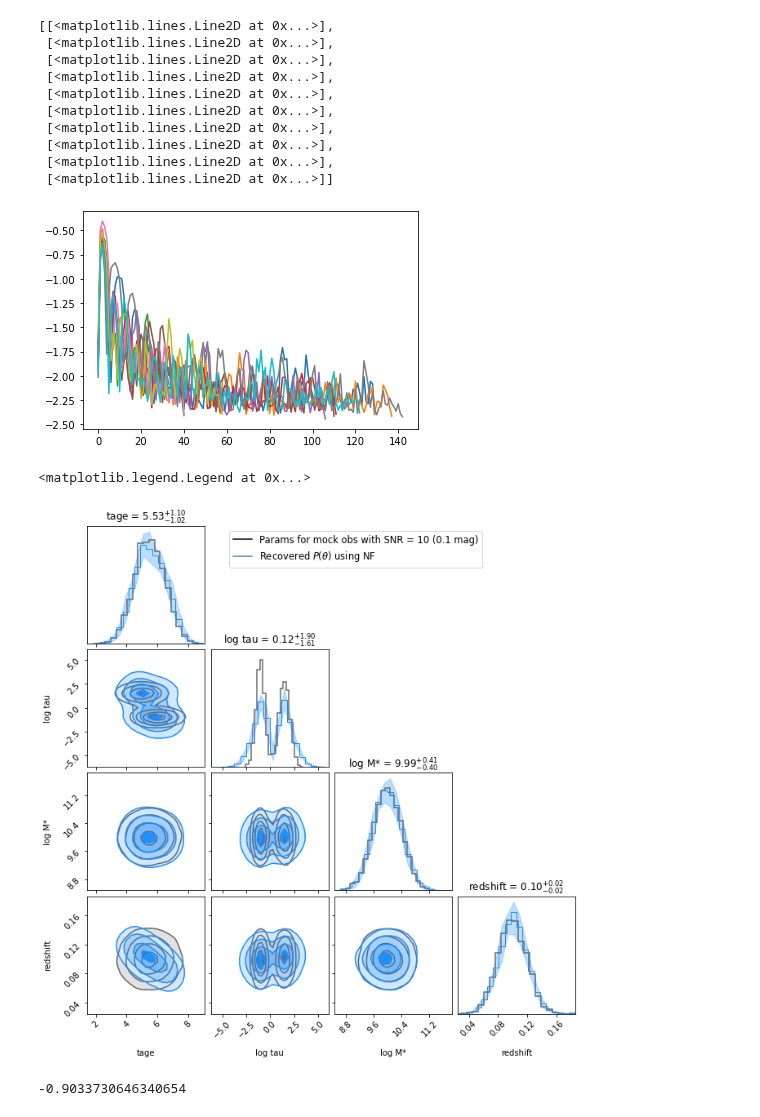
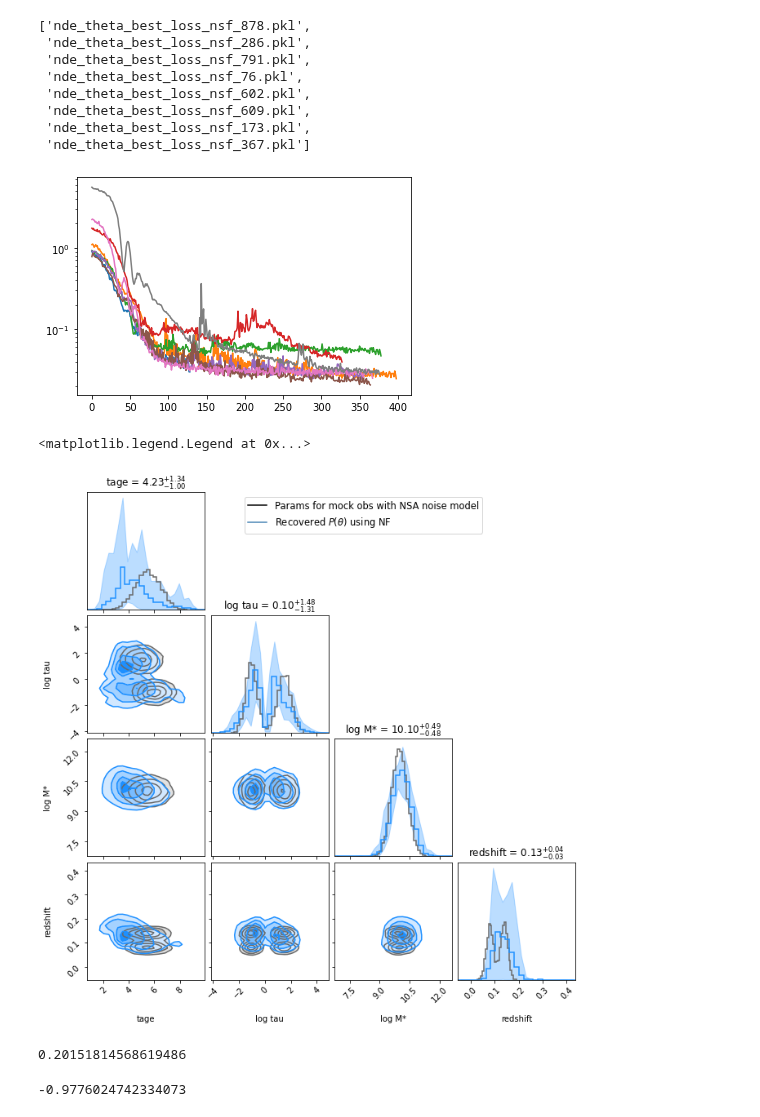
Before and after one commit to AstroJacobLi/popsed, a Jupyter notebook: notebooks/neural_density_estimator/combine_NDEs_with_noise.ipynb, the cells around one changed output. Cells and saved outputs as stored; diff of their text form; code cells hidden in the pictures.

```diff
--- a/notebooks/neural_density_estimator/combine_NDEs_with_noise.ipynb
+++ b/notebooks/neural_density_estimator/combine_NDEs_with_noise.ipynb
@@ -63,4 +92,12 @@ Y_truth = torch.hstack([y_test, y_stellar_mass, y_redshift])
 # %%
-filelist = os.listdir('./nde_theta_SNR10_new/')#[:6]
+filelist = os.listdir('./nde_theta_four_peak/')#[:6]
+filelist
+# %% [output]
+['nde_theta_best_loss_nsf_878.pkl',
+ 'nde_theta_best_loss_nsf_286.pkl',
+ 'nde_theta_best_loss_nsf_791.pkl',
+ 'nde_theta_best_loss_nsf_76.pkl',
+ 'nde_theta_best_loss_nsf_602.pkl',
+ 'nde_theta_best_loss_nsf_609.pkl',
+ 'nde_theta_best_loss_nsf_173.pkl',
+ 'nde_theta_best_loss_nsf_367.pkl']
-# %%
-NDE_list = [pickle.load(open('./nde_theta_SNR10_new/' + file, 'rb')) for file in filelist]
@@ -69,14 +104,14 @@ samples = torch.dstack([NDE.sample(2000) for NDE in NDE_list])
+# %%
+# This is slow
+NDE_list = []
+for file in filelist:
+    try:
+        NDE_list.append(pickle.load(open('./nde_theta_four_peak/' + file, 'rb')))
+    except Exception as e:
+        print(file, e)
+        continue
 # %%
 [plt.plot(NDE.train_loss_history) for NDE in NDE_list]
+plt.yscale('log')
 # %% [output]
-[[<matplotlib.lines.Line2D at 0x...>],
- [<matplotlib.lines.Line2D at 0x...>],
- [<matplotlib.lines.Line2D at 0x...>],
- [<matplotlib.lines.Line2D at 0x...>],
- [<matplotlib.lines.Line2D at 0x...>],
- [<matplotlib.lines.Line2D at 0x...>],
- [<matplotlib.lines.Line2D at 0x...>],
- [<matplotlib.lines.Line2D at 0x...>],
- [<matplotlib.lines.Line2D at 0x...>],
- [<matplotlib.lines.Line2D at 0x...>]]
-[figure, old version]
+[figure, new version]
@@ -83,33 +120,39 @@ samples = torch.dstack([NDE.sample(2000) for NDE in NDE_list])
 # %%
 import matplotlib.lines as mlines
-k_line = mlines.Line2D([], [], color='k', label='Params for mock obs with SNR = 10 (0.1 mag)')
+k_line = mlines.Line2D([], [], color='k', label='Params for mock obs with NSA noise model')
 b_line = mlines.Line2D([], [], color='steelblue', label=r'Recovered $P(\theta)$ using NF')
 
 labels = ['tage', 'log tau', 'log M*', 'redshift']
 
 figure = corner.corner(Y_truth.cpu().detach().numpy(),
-                       color='dimgray', labels=labels, bins=20,
-                       smooth=1, fill_contours=True,
+                       color='dimgray', labels=labels, bins=25,
+                       smooth=0.8, fill_contours=True,
                        show_titles=True,
                        title_kwargs={"fontsize": 12},
-                       hist_kwargs={'density': True, 'lw': 1.5}, plot_datapoints=False)
+                       hist_kwargs={'density': True, 'lw': 1.5},
+                       plot_datapoints=False)
 
 nf_plot = corner.corner(samples.cpu().detach().numpy(),
-                        fig=figure, labels=labels, bins=20,
+                        fig=figure, labels=labels, bins=25,
                         color='dodgerblue',
-                        smooth=1, fill_contours=True,
+                        smooth=0.8, fill_contours=True,
                         show_titles=True, title_kwargs={"fontsize": 12},
-                        hist_kwargs={'density': True, 'lw': 1.}, plot_datapoints=False)
+                        hist_kwargs={'density': True, 'lw': 1.5},
+                        plot_datapoints=False)
 ax = nf_plot.get_axes()[2]
 ax.legend(handles=[k_line, b_line], fontsize=11.5, bbox_to_anchor=(0., 1.0, 1.3, .0))
 # %% [output]
 <matplotlib.legend.Legend at 0x...>
-[figure, old version]
+[figure, new version]
 # %%
 from geomloss import SamplesLoss
 
-samples = torch.vstack([NDE.sample(500) for NDE in NDE_list])
+samples = torch.vstack([NDE.sample(1000) for NDE in NDE_list])
 L = SamplesLoss(loss="sinkhorn", p=2, blur=0.001, scaling=0.95) # very close to Wasserstein loss
 np.log10(L(Y_truth, samples).item()) # The distance in theta space
 # %% [output]
--0.9033730646340654
+0.20151814568619486
+# %%
+np.log10(L(X_data, torch.Tensor(mags).to('cuda')).item()) # The distance in theta space
+# %% [output]
+-0.9776024742334073
```
Also changed, not shown: parts of 15 cells of this notebook, 4 other files.
